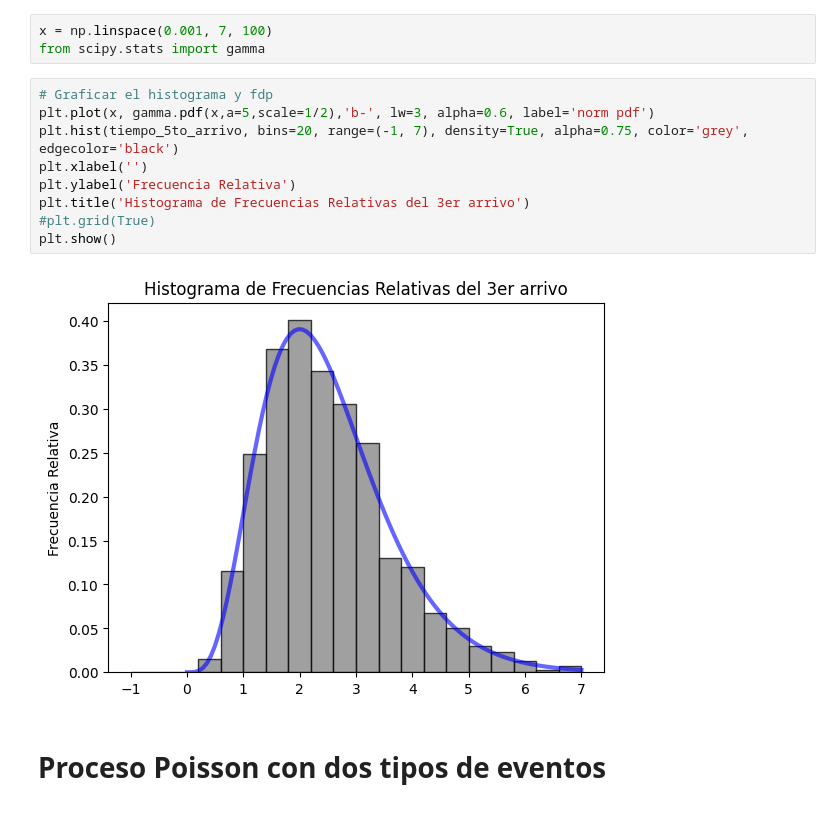
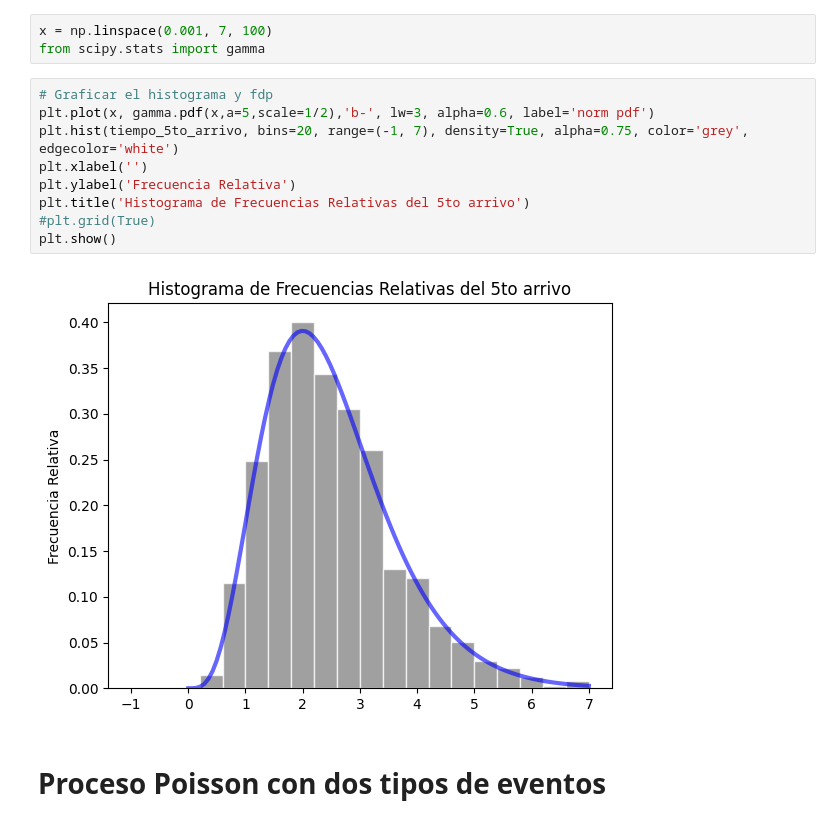
Before and after one commit to leticiaram/Modelos_Estocasticos_2023, a Jupyter notebook: Codigo_3.ipynb, the cells around one changed output. Saved outputs shown, nothing was run; the diff lists cells and outputs as text.

```diff
--- a/Codigo_3.ipynb
+++ b/Codigo_3.ipynb
@@ -107,14 +107,14 @@ from scipy.stats import gamma
 # %%
 # Graficar el histograma y fdp
 plt.plot(x, gamma.pdf(x,a=5,scale=1/2),'b-', lw=3, alpha=0.6, label='norm pdf')
-plt.hist(tiempo_5to_arrivo, bins=20, range=(-1, 7), density=True, alpha=0.75, color='grey', edgecolor='black')
+plt.hist(tiempo_5to_arrivo, bins=20, range=(-1, 7), density=True, alpha=0.75, color='grey', edgecolor='white')
 plt.xlabel('')
 plt.ylabel('Frecuencia Relativa')
-plt.title('Histograma de Frecuencias Relativas del 3er arrivo')
+plt.title('Histograma de Frecuencias Relativas del 5to arrivo')
 #plt.grid(True)
 plt.show()
 # %% [output]
-[figure, old version]
+[figure, new version]
 # %% [markdown]
 # Proceso Poisson con dos tipos de eventos
 # %%
```
Also changed, not shown: parts of 35 cells of this notebook.
